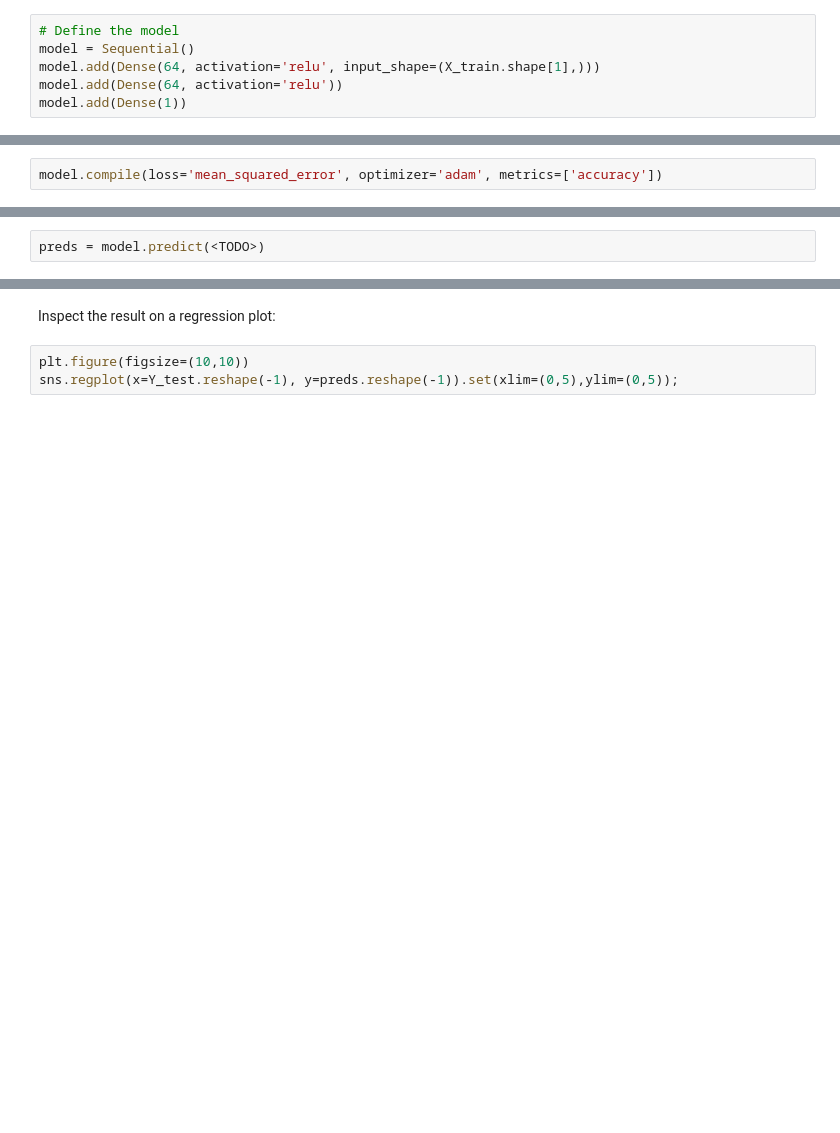
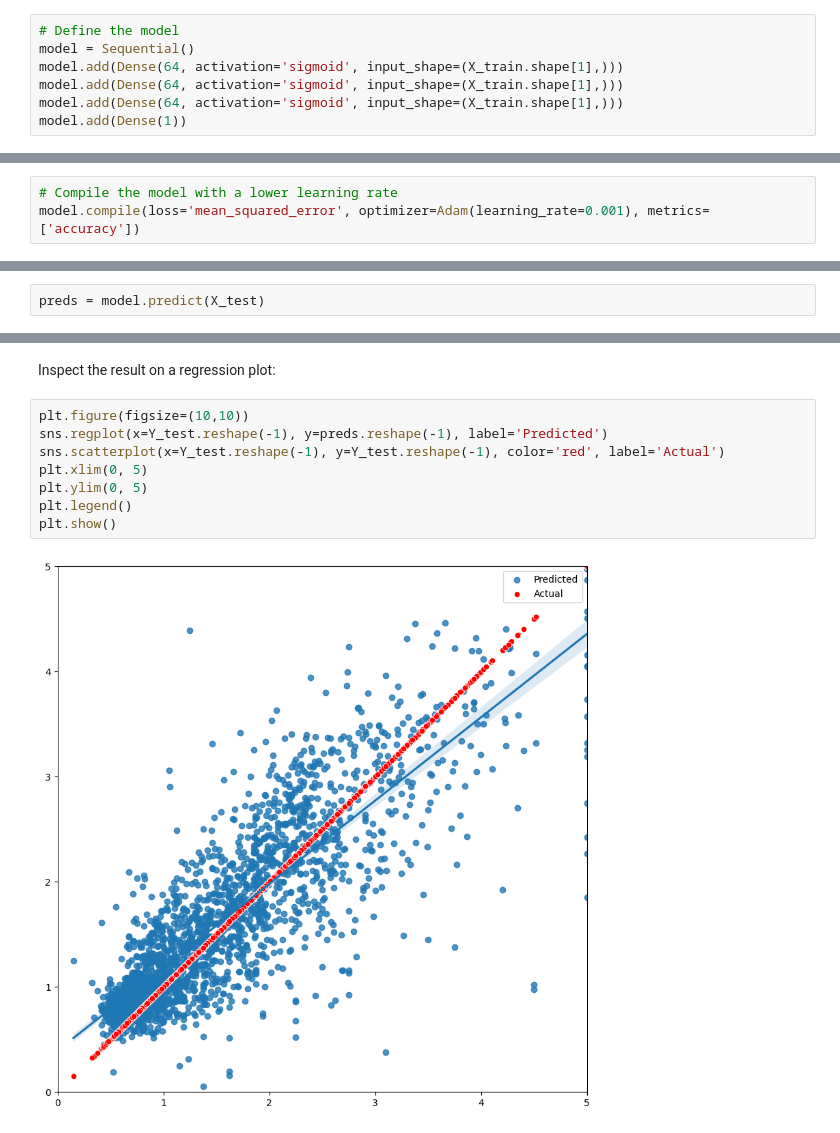
Before and after one commit to huberyhub/deep_learning_ait, a Jupyter notebook: 5_AIT_Deep_learning_Exercise_regression.ipynb, the cells around one changed output, grey strips where cells are left out. Cells and saved outputs as stored; diff of their text form; blank space fills up the shorter version.

```diff
--- a/5_AIT_Deep_learning_Exercise_regression.ipynb
+++ b/5_AIT_Deep_learning_Exercise_regression.ipynb
@@ -107,8 +89,9 @@ Model definition, hints:
 # %%
 # Define the model
 model = Sequential()
-model.add(Dense(64, activation='relu', input_shape=(X_train.shape[1],)))
-model.add(Dense(64, activation='relu'))
+model.add(Dense(64, activation='sigmoid', input_shape=(X_train.shape[1],)))
+model.add(Dense(64, activation='sigmoid', input_shape=(X_train.shape[1],)))
+model.add(Dense(64, activation='sigmoid', input_shape=(X_train.shape[1],)))
 model.add(Dense(1))
 # %% [markdown]
 Inspect the model summary:
@@ -136,5 +121,6 @@ Number of trainable parameters in the model: TODO
 Compiling the model, hints:
 * the loss function has to match the task (regession)
 * you should try ADAM and/or SGD optimizer
-# %%
-model.compile(loss='mean_squared_error', optimizer='adam', metrics=['accuracy'])
+# %%
+# Compile the model with a lower learning rate
+model.compile(loss='mean_squared_error', optimizer=Adam(learning_rate=0.001), metrics=['accuracy'])
@@ -186,4 +173,4 @@ SyntaxError: invalid syntax (939675598.py, line 1)
 # %% [markdown]
 Run inference on the test data:
 # %%
-preds = model.predict(<TODO>)
+preds = model.predict(X_test)
@@ -191,4 +180,11 @@ preds = model.predict(<TODO>)
 Inspect the result on a regression plot:
 # %%
 plt.figure(figsize=(10,10))
-sns.regplot(x=Y_test.reshape(-1), y=preds.reshape(-1)).set(xlim=(0,5),ylim=(0,5));
+sns.regplot(x=Y_test.reshape(-1), y=preds.reshape(-1), label='Predicted')
+sns.scatterplot(x=Y_test.reshape(-1), y=Y_test.reshape(-1), color='red', label='Actual')
+plt.xlim(0, 5)
+plt.ylim(0, 5)
+plt.legend()
+plt.show()
+# %% [output]
+[figure, added]
```
Also changed, not shown: parts of 9 cells of this notebook.
